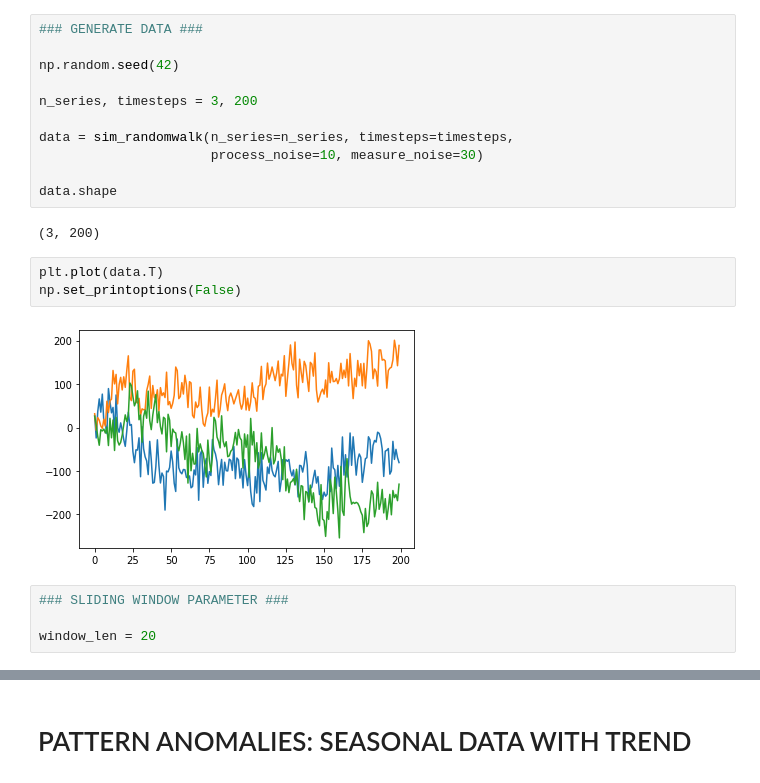
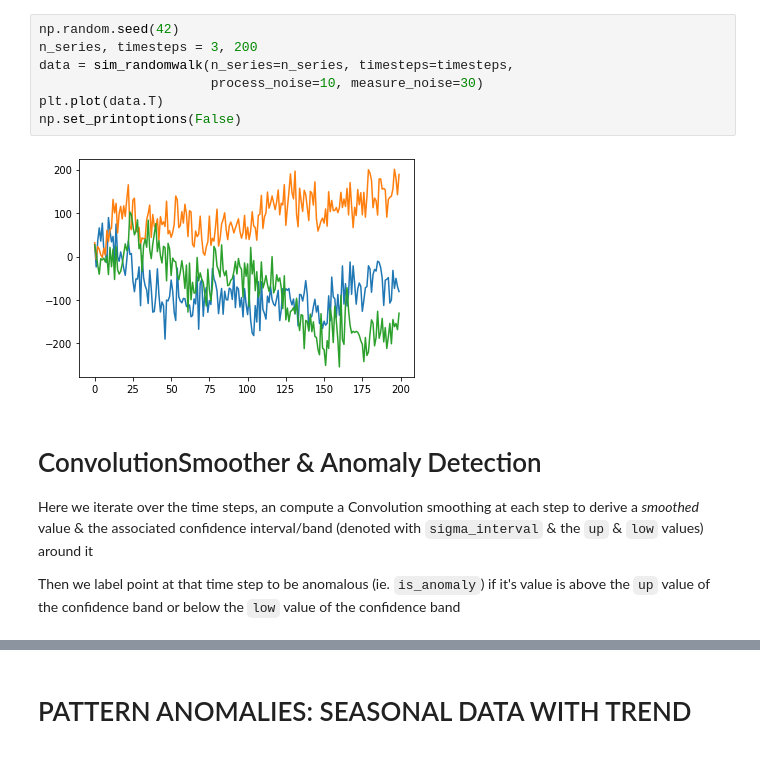
Before and after one commit to dgillen/timeseries, a Jupyter notebook: weeks/week10-practitioner/les1-anomaly.ipynb, the cells around one changed output, grey strips where cells are left out. Saved outputs shown, nothing was run; the diff lists cells and outputs as text.

```diff
--- a/weeks/week10-practitioner/les1-anomaly.ipynb
+++ b/weeks/week10-practitioner/les1-anomaly.ipynb
@@ -37,23 +46,16 @@ def plot_history(ax, i, is_anomaly, window_len, color='blue', **pltargs):
 # %%
-### GENERATE DATA ###
-
 np.random.seed(42)
-
 n_series, timesteps = 3, 200
-
 data = sim_randomwalk(n_series=n_series, timesteps=timesteps,
                       process_noise=10, measure_noise=30)
-
-data.shape
+plt.plot(data.T)
+np.set_printoptions(False)
 # %% [output]
-(3, 200)
+[figure, added]
-# %%
-plt.plot(data.T)
-np.set_printoptions(False)
-# %% [output]
-[figure, removed]
-# %%
-### SLIDING WINDOW PARAMETER ###
-
-window_len = 20
+# %% [markdown]
+# ConvolutionSmoother & Anomaly Detection
+
+Here we iterate over the time steps, an compute a Convolution smoothing at each step to derive a *smoothed* value & the associated confidence interval/band (denoted with `sigma_interval` & the `up` & `low` values) around it
+
+Then we label point at that time step to be anomalous  (ie. `is_anomaly`) if it's value is above the `up` value of the confidence band or below the `low` value of the confidence band
 # %%
```
Also changed, not shown: parts of 21 cells of this notebook, 17 other files.
